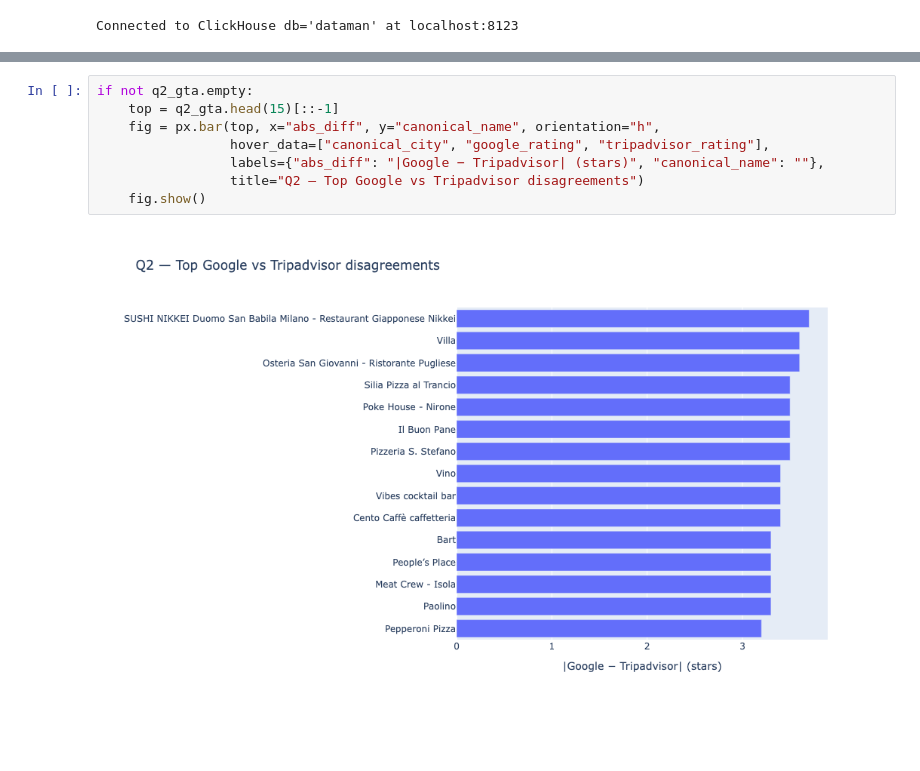
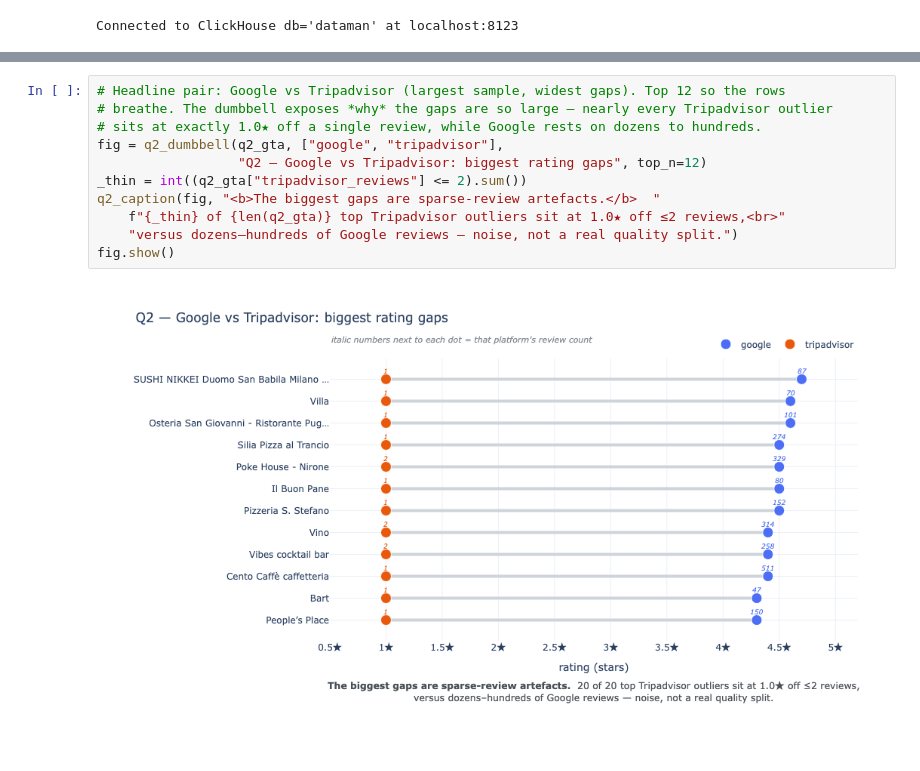
Before and after one commit to Laimon99/data-management-project, a Jupyter notebook: notebooks/q02_disagreement.ipynb, the cells around one changed output, grey strips where cells are left out. Drawn from its saved outputs; the diff is of its cells as text; blank space fills up the shorter version.

```diff
--- a/notebooks/q02_disagreement.ipynb
+++ b/notebooks/q02_disagreement.ipynb
@@ -35,10 +112,13 @@ q2_gta
-# %%
-if not q2_gta.empty:
-    top = q2_gta.head(15)[::-1]
-    fig = px.bar(top, x="abs_diff", y="canonical_name", orientation="h",
-                 hover_data=["canonical_city", "google_rating", "tripadvisor_rating"],
-                 labels={"abs_diff": "|Google − Tripadvisor| (stars)", "canonical_name": ""},
-                 title="Q2 — Top Google vs Tripadvisor disagreements")
-    fig.show()
-# %% [output]
-[figure, removed]
+# %%
+# Headline pair: Google vs Tripadvisor (largest sample, widest gaps). Top 12 so the rows
+# breathe. The dumbbell exposes *why* the gaps are so large — nearly every Tripadvisor outlier
+# sits at exactly 1.0★ off a single review, while Google rests on dozens to hundreds.
+fig = q2_dumbbell(q2_gta, ["google", "tripadvisor"],
+                  "Q2 — Google vs Tripadvisor: biggest rating gaps", top_n=12)
+_thin = int((q2_gta["tripadvisor_reviews"] <= 2).sum())
+q2_caption(fig, "<b>The biggest gaps are sparse-review artefacts.</b>  "
+    f"{_thin} of {len(q2_gta)} top Tripadvisor outliers sit at 1.0★ off ≤2 reviews,<br>"
+    "versus dozens–hundreds of Google reviews — noise, not a real quality split.")
+fig.show()
+# %% [output]
+[figure, added]
```
Also changed, not shown: parts of 11 cells of this notebook, 11 other files.
